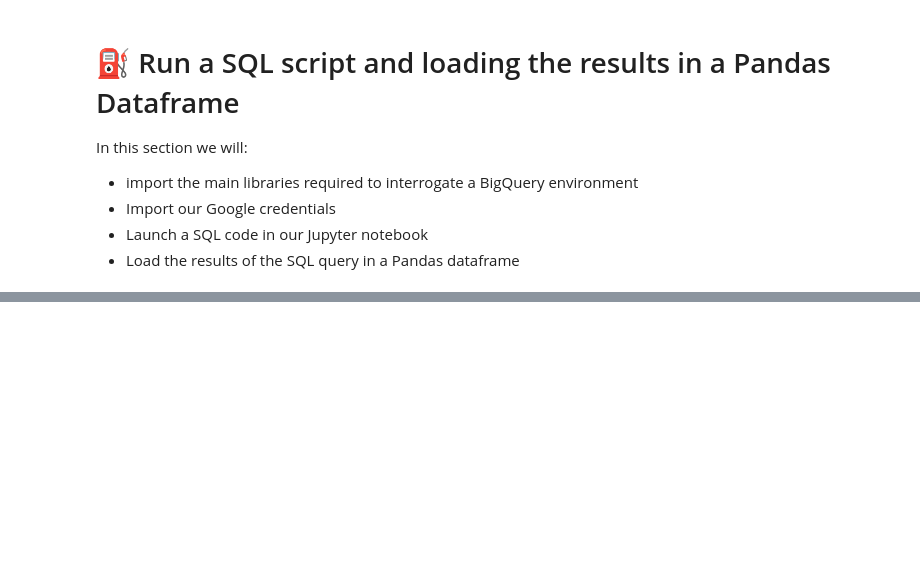
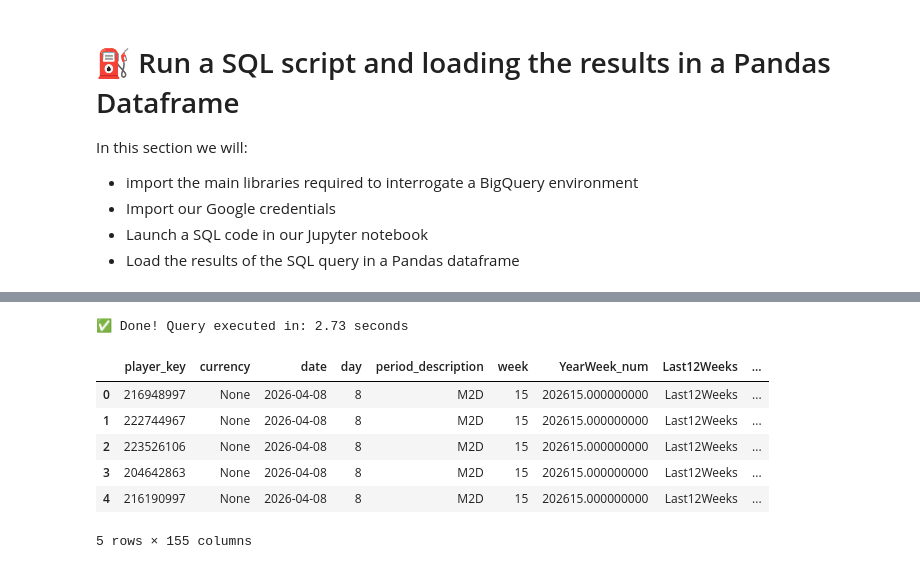
Before and after one commit to marcodelibero/2026---Python-basics, a Jupyter notebook: basic_python_course_v1.ipynb, the cells around one changed output, grey strips where cells are left out. Drawn from its saved outputs; the diff is of its cells as text; code cells hidden in the pictures; blank space fills up the shorter version.

```diff
--- a/basic_python_course_v1.ipynb
+++ b/basic_python_course_v1.ipynb
@@ -667,0 +619,50 @@ Fetching data from BigQuery...
+# %%
+import pydata_google_auth
+from google.cloud import bigquery
+import time
+
+
+SCOPES = [
+    'https://www.googleapis.com/auth/cloud-platform',
+    'https://www.googleapis.com/auth/drive',
+]
+
+credentials = pydata_google_auth.get_user_credentials(
+    SCOPES,
+    auth_local_webserver=True,
+)
+
+# --- START TIMER ---
+start_time = time.time()
+
+# 1. Initialize the native BigQuery client using your existing credentials and project
+client = bigquery.Client(project='leo-bi-tableau', credentials=credentials)
+
+# 2. Read the SQL file
+query = """
+SELECT * FROM `leo-production-bi.DW_Fact_Management_Analysis.fact_core_daily_no_personal_history`
+WHERE date = CURRENT_DATE - 1
+LIMIT 1000
+"""
+
+# 3. Execute the query and convert to DataFrame with a progress bar
+# We pass progress_bar_type='tqdm' directly to the to_dataframe() method
+df = client.query(query).to_dataframe(progress_bar_type='tqdm')
+
+# --- END TIMER ---
+end_time = time.time()
+
+# Calculate and print the duration
+execution_time = end_time - start_time
+print(f"✅ Done! Query executed in: {execution_time:.2f} seconds\n")
+
+display(df.head())
+# %% [output]
+✅ Done! Query executed in: 2.73 seconds
+|  | player_key | currency | date | day | period_description | week | YearWeek_num | Last12Weeks | ... |
+| 0 | 216948997 | None | 2026-04-08 | 8 | M2D | 15 | 202615.000000000 | Last12Weeks | ... |
+| 1 | 222744967 | None | 2026-04-08 | 8 | M2D | 15 | 202615.000000000 | Last12Weeks | ... |
+| 2 | 223526106 | None | 2026-04-08 | 8 | M2D | 15 | 202615.000000000 | Last12Weeks | ... |
+| 3 | 204642863 | None | 2026-04-08 | 8 | M2D | 15 | 202615.000000000 | Last12Weeks | ... |
+| 4 | 216190997 | None | 2026-04-08 | 8 | M2D | 15 | 202615.000000000 | Last12Weeks | ... |
+5 rows × 155 columns
```
Also changed, not shown: parts of 2 cells of this notebook.
